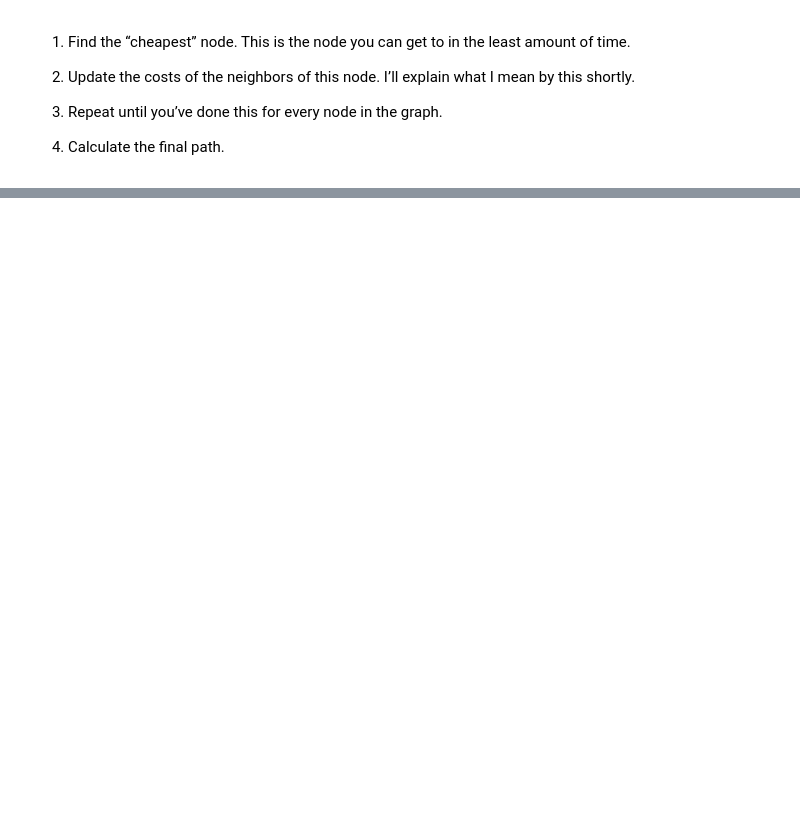
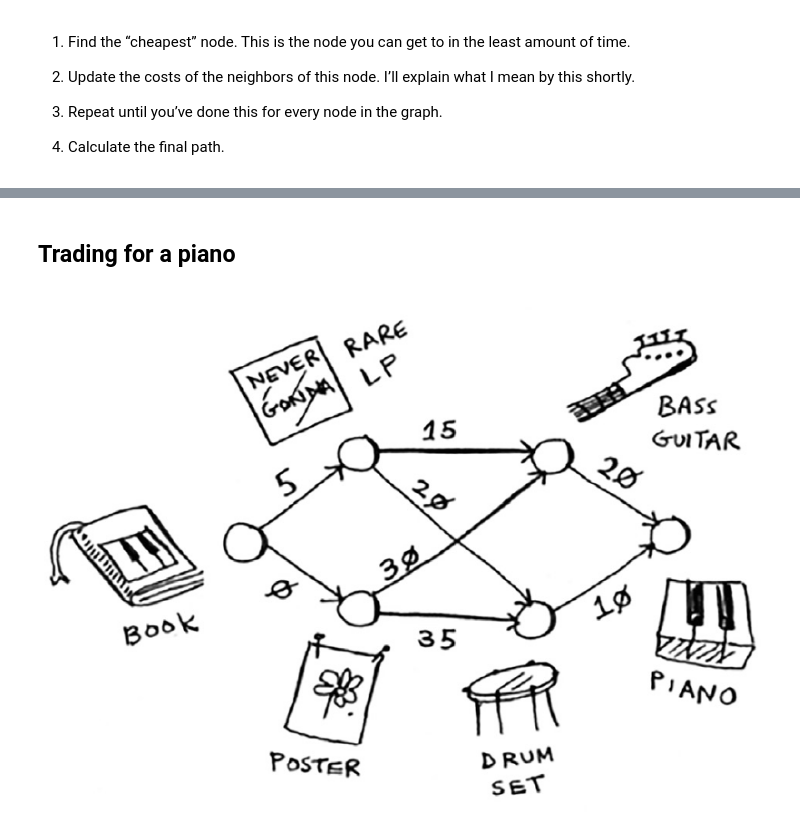
Before and after one commit to AkatsukiSirius/Algorithm-Practice, a Jupyter notebook: Grokking Algorithms.ipynb, the cells around one changed output, grey strips where cells are left out. Saved outputs shown, nothing was run; the diff lists cells and outputs as text; code cells hidden in the pictures; blank space fills up the shorter version.

```diff
--- a/Grokking Algorithms.ipynb
+++ b/Grokking Algorithms.ipynb
@@ -675,0 +695,7 @@ Create two lists (visited, unvisited) to keep track of which nodes we have or ha
+# %% [markdown]
+## Trading for a piano
+# %%
+path="D:\Algorithm\Python\GA\piano.png"
+display(Image.open(path))
+# %% [output]
+[figure, added]
```
Also changed, not shown: parts of 22 cells of this notebook.
